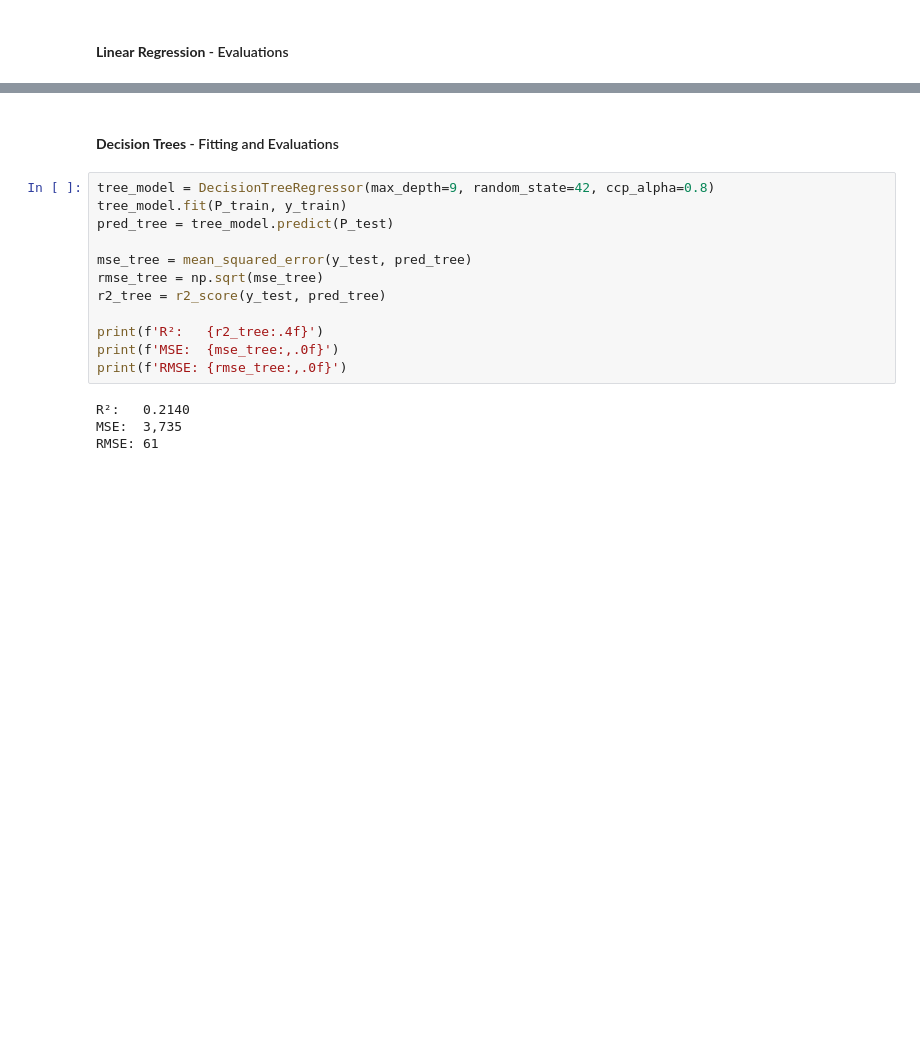
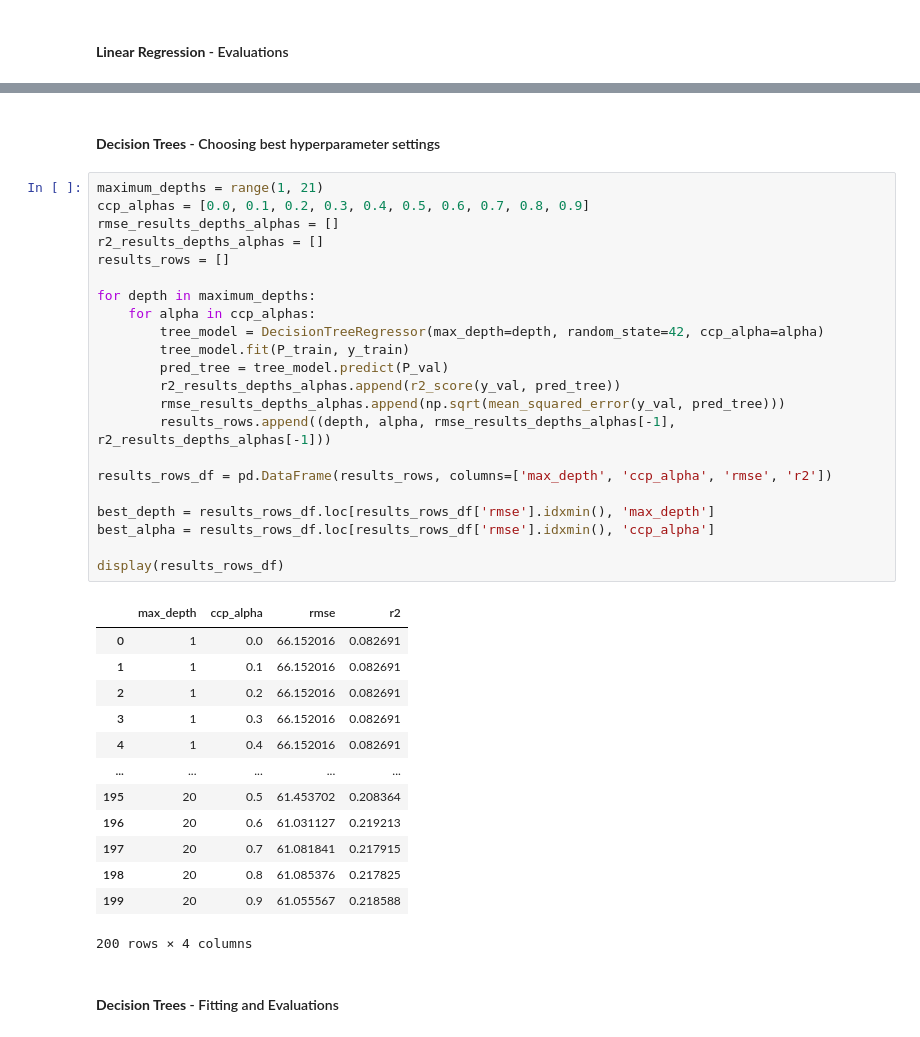
Before and after one commit to IshaanShanavas/AirbnbAICA1, a Jupyter notebook: project.ipynb, the cells around one changed output, grey strips where cells are left out. Drawn from its saved outputs; the diff is of its cells as text; blank space fills up the shorter version.

Commit message:
Auto Best Settings for Hyperparameter Tuning + Evals on Train, Test and Validation sets

```diff
--- a/project.ipynb
+++ b/project.ipynb
@@ -354,20 +456,42 @@ R²:   0.1819
 MSE:  3,888
 RMSE: 62
 # %% [markdown]
-#### **Decision Trees** - Fitting and Evaluations
+#### **Decision Trees** - Choosing best hyperparameter settings
 # %%
-tree_model = DecisionTreeRegressor(max_depth=9, random_state=42, ccp_alpha=0.8)
-tree_model.fit(P_train, y_train)
-pred_tree = tree_model.predict(P_test)
+maximum_depths = range(1, 21)
+ccp_alphas = [0.0, 0.1, 0.2, 0.3, 0.4, 0.5, 0.6, 0.7, 0.8, 0.9]
+rmse_results_depths_alphas = []
+r2_results_depths_alphas = []
+results_rows = []
 
-mse_tree = mean_squared_error(y_test, pred_tree)
-rmse_tree = np.sqrt(mse_tree)
-r2_tree = r2_score(y_test, pred_tree)
+for depth in maximum_depths:
+    for alpha in ccp_alphas:
+        tree_model = DecisionTreeRegressor(max_depth=depth, random_state=42, ccp_alpha=alpha)
+        tree_model.fit(P_train, y_train)
+        pred_tree = tree_model.predict(P_val)
+        r2_results_depths_alphas.append(r2_score(y_val, pred_tree))
+        rmse_results_depths_alphas.append(np.sqrt(mean_squared_error(y_val, pred_tree)))
+        results_rows.append((depth, alpha, rmse_results_depths_alphas[-1], r2_results_depths_alphas[-1]))
 
-print(f'R²:   {r2_tree:.4f}')
-print(f'MSE:  {mse_tree:,.0f}')
-print(f'RMSE: {rmse_tree:,.0f}')
+results_rows_df = pd.DataFrame(results_rows, columns=['max_depth', 'ccp_alpha', 'rmse', 'r2'])
+
+best_depth = results_rows_df.loc[results_rows_df['rmse'].idxmin(), 'max_depth']
+best_alpha = results_rows_df.loc[results_rows_df['rmse'].idxmin(), 'ccp_alpha']
+
+display(results_rows_df)
 # %% [output]
+|  | max_depth | ccp_alpha | rmse | r2 |
+| 0 | 1 | 0.0 | 66.152016 | 0.082691 |
+| 1 | 1 | 0.1 | 66.152016 | 0.082691 |
+| 2 | 1 | 0.2 | 66.152016 | 0.082691 |
+| 3 | 1 | 0.3 | 66.152016 | 0.082691 |
+| 4 | 1 | 0.4 | 66.152016 | 0.082691 |
+| ... | ... | ... | ... | ... |
+| 195 | 20 | 0.5 | 61.453702 | 0.208364 |
+| 196 | 20 | 0.6 | 61.031127 | 0.219213 |
+| 197 | 20 | 0.7 | 61.081841 | 0.217915 |
+| 198 | 20 | 0.8 | 61.085376 | 0.217825 |
+| 199 | 20 | 0.9 | 61.055567 | 0.218588 |
-R²:   0.2140
-MSE:  3,735
-RMSE: 61
+200 rows × 4 columns
+# %% [markdown]
+#### **Decision Trees** - Fitting and Evaluations
```
Also changed, not shown: parts of 12 cells of this notebook.
